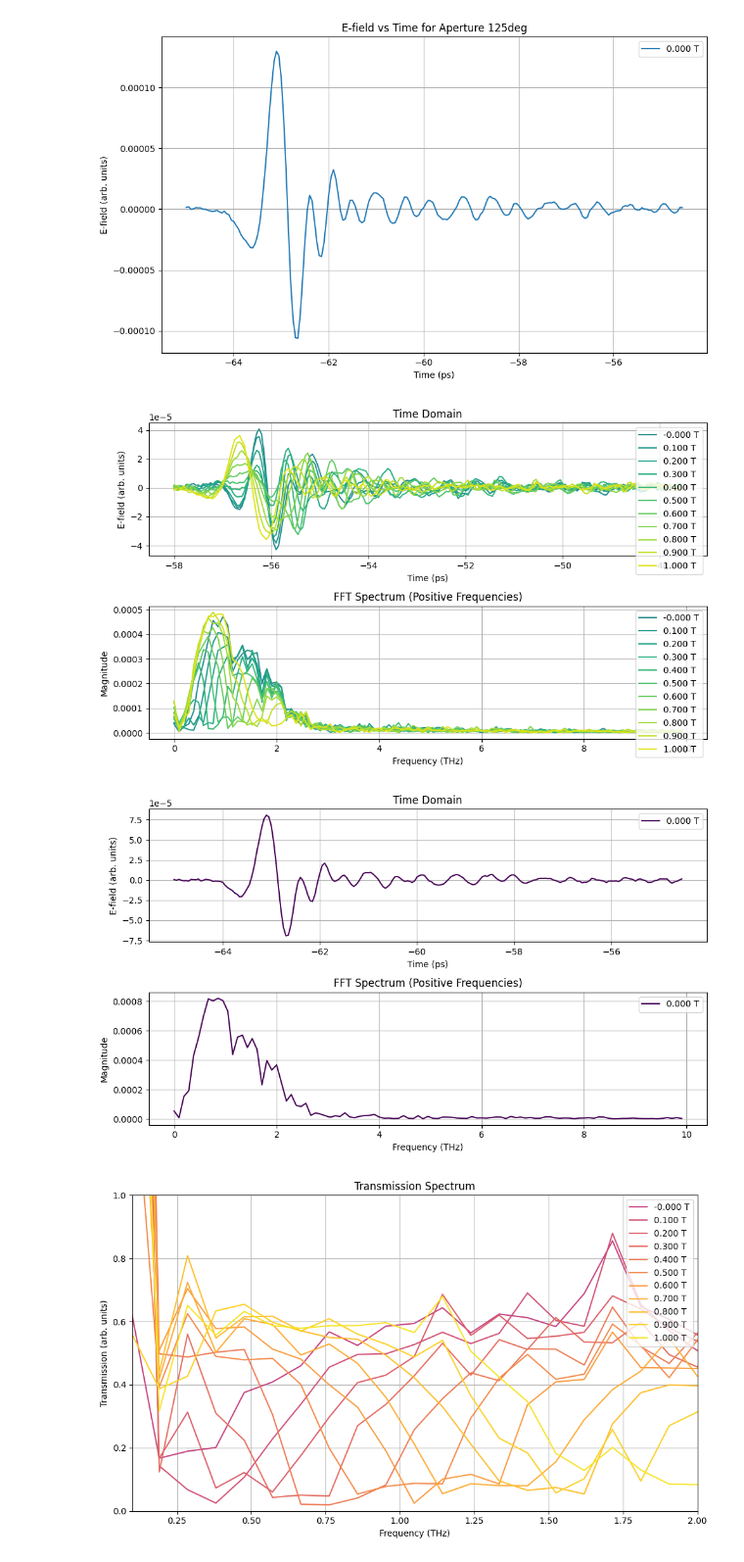
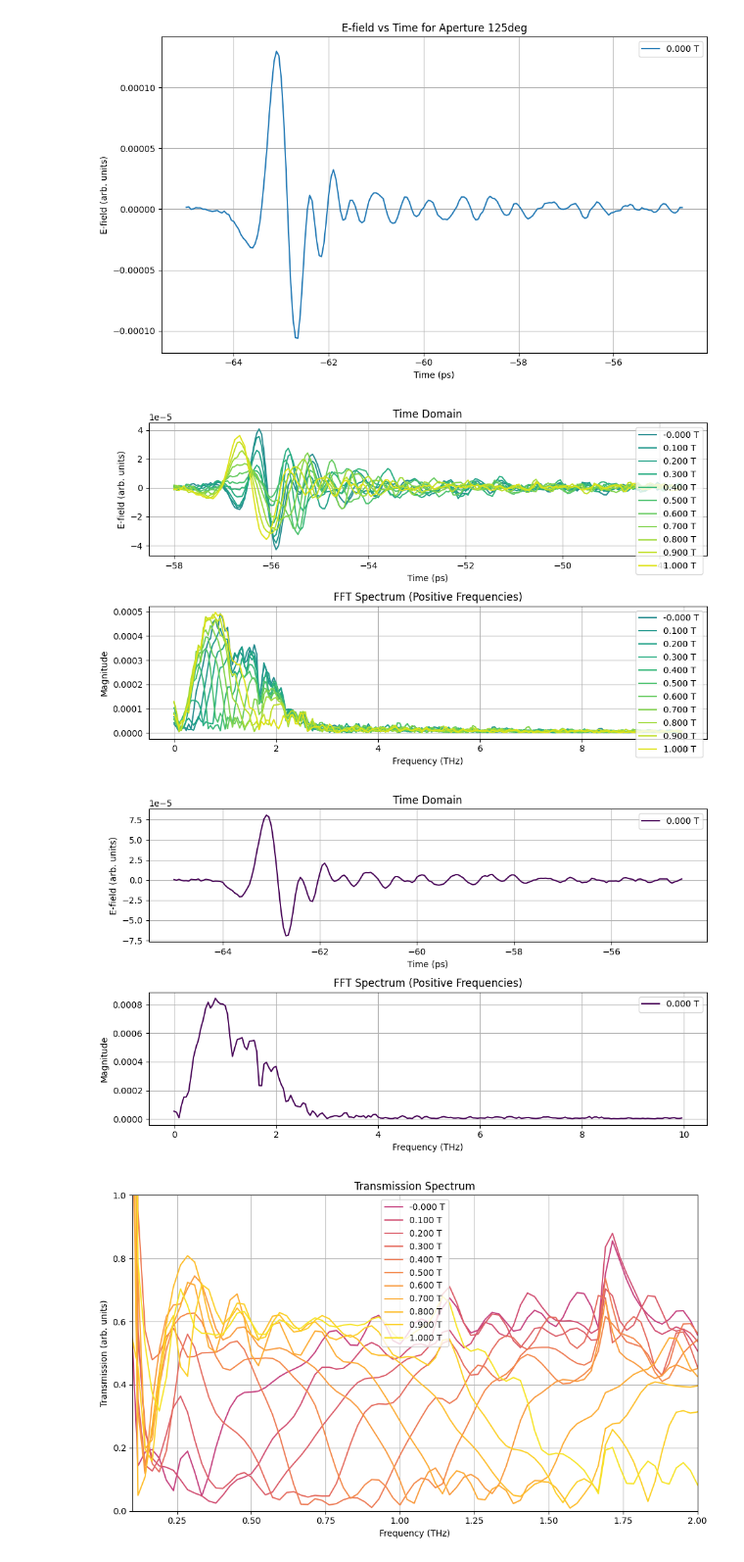
Before and after one commit to CrazyAncestor/SpectrumAnalysis, a Jupyter notebook: demo/InSb.ipynb, the cells around one changed output. Shown: that part at 98% size. Cells and saved outputs as stored; diff of their text form; code cells hidden in the pictures.

Commit message:
adding zero-padding

```diff
--- a/demo/InSb.ipynb
+++ b/demo/InSb.ipynb
@@ -12,15 +12,15 @@ plot_Efields_from_fits('./Polarizer_125deg_Aperture.fits', title="E-field vs Tim
 # %% [output]
 [figure]
 # %%
-plot_fft_from_fits("Polarizer_35deg_InSb_70K.fits", plot_time_domain=True)
+plot_fft_from_fits("Polarizer_35deg_InSb_70K.fits", zero_padding_ratio=2.0, plot_time_domain=True)
 # %% [output]
-[figure, old version]
+[figure, new version]
 # %%
-plot_fft_from_fits("Polarizer_35deg_Aperture.fits", plot_time_domain=True)
+plot_fft_from_fits("Polarizer_35deg_Aperture.fits", zero_padding_ratio=2.0, plot_time_domain=True)
 # %% [output]
-[figure, old version]
+[figure, new version]
 # %%
 from SpectrumAnalysis.SpectrumAnalysis import plot_transmission_spectrum
-plot_transmission_spectrum('./Polarizer_35deg_Aperture.fits', './Polarizer_35deg_InSb_70K.fits', freq_range=[0.1, 2])
+plot_transmission_spectrum('./Polarizer_35deg_Aperture.fits', './Polarizer_35deg_InSb_70K.fits', zero_padding_ratio=4.0, freq_range=[0.1, 2])
 # %% [output]
-[figure, old version]
+[figure, new version]
```
Also changed, not shown: 1 other file.
